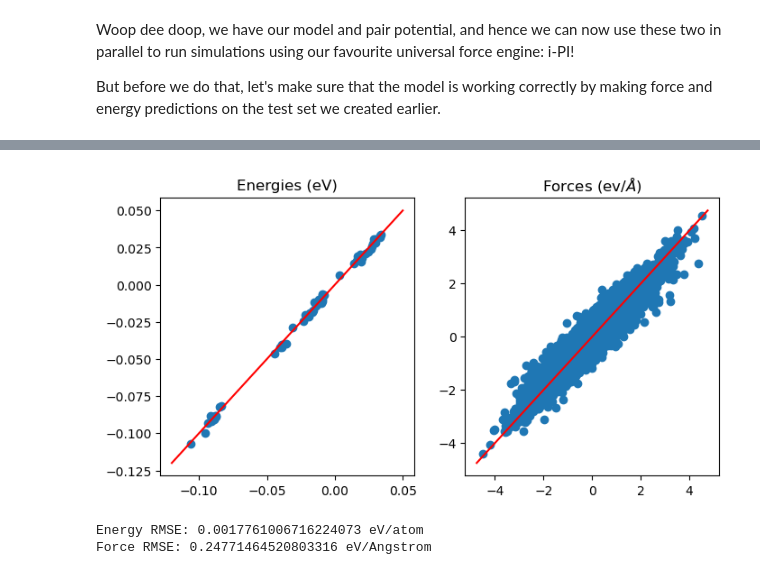
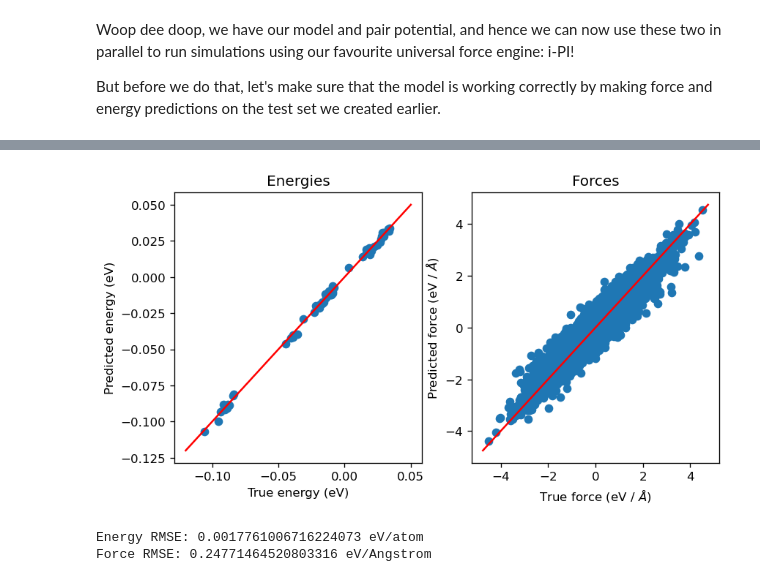
Before and after one commit to victorprincipe/pair_potentials, a Jupyter notebook: Pair_Potentials_w_GAP_Models.ipynb, the cells around one changed output, grey strips where cells are left out. Saved outputs shown, nothing was run; the diff lists cells and outputs as text; code cells hidden in the pictures.

```diff
--- a/Pair_Potentials_w_GAP_Models.ipynb
+++ b/Pair_Potentials_w_GAP_Models.ipynb
@@ -859,20 +859,24 @@ Time taken for making energy and force predictions on 71 frames: 22.819038629531
 # %%
 # Plot predicted vs. actual energies and forces for the test set
 
 # Calculate baseline and number of atoms for each frame
 baseline = mlr.predict(X_test)
 n_atoms = np.sum(X_test, axis=1)
 
-f,p = plt.subplots(1,2, figsize = (8, 4), dpi=100)
+f,p = plt.subplots(1,2, figsize = (8, 4), dpi=120)
 p[0].scatter((y_test - baseline)/n_atoms, (y_pred - baseline)/n_atoms) #plot energies
 p[0].plot([-0.12, 0.05], [-0.12, 0.05], c='red') #plot x=y line
-p[0].set_title('Energies (eV)')
+p[0].set_title('Energies')
+p[0].set_xlabel('True energy (eV)')
+p[0].set_ylabel('Predicted energy (eV)')
 p[1].scatter(forces_test.flatten(), forces_pred.flatten()) #plot forces
 p[1].plot([-4.75, 4.75], [-4.75, 4.75], c='red') #plot x=y line
-p[1].set_title(r'Forces (ev/$\AA$)')
+p[1].set_title(r'Forces')
+p[1].set_xlabel('True force (eV / $\AA$)')
+p[1].set_ylabel('Predicted force (eV / $\AA$)')
 plt.show()
 # %% [output]
-[figure, old version]
+[figure, new version]
 # %%
 print(f"Energy RMSE: {np.sqrt(np.mean(((y_test - baseline)/n_atoms - (y_pred - baseline)/n_atoms)**2))} eV/atom")
 print(f"Force RMSE: {np.sqrt(np.mean((forces_test.flatten() - forces_pred.flatten())**2))} eV/Angstrom")
```
Also changed, not shown: parts of 9 cells of this notebook.
